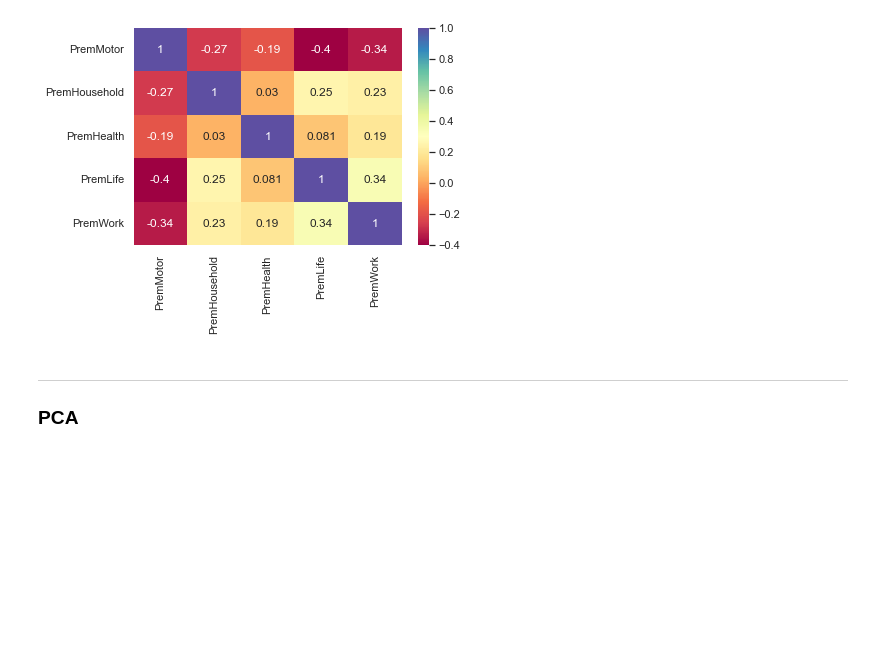
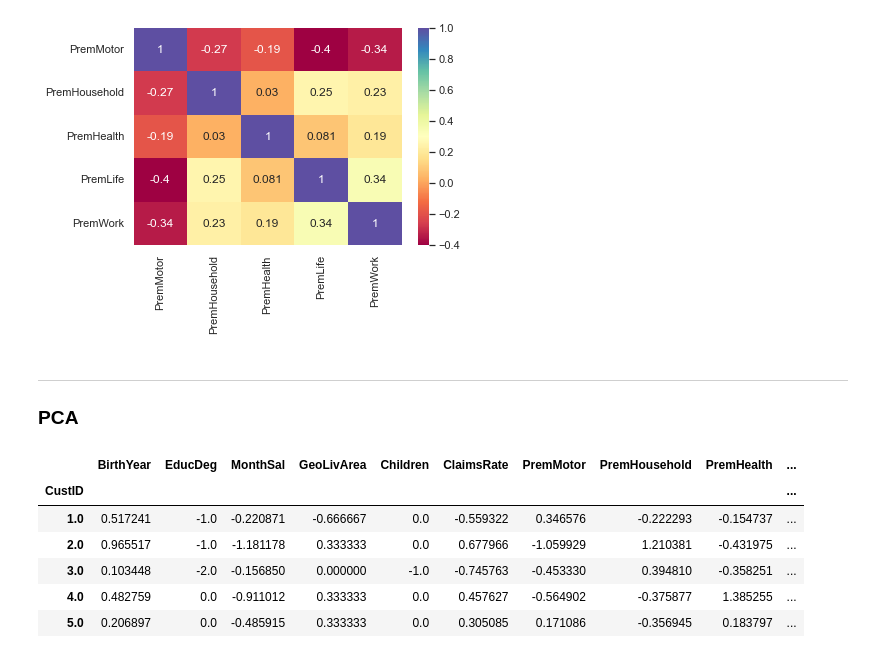
Before and after one commit to lstk44/A2ZInsuranceNOVA, a Jupyter notebook: A2ZInsuranceNotebook.ipynb, the cells around one changed output. Saved outputs shown, nothing was run; the diff lists cells and outputs as text; code cells hidden in the pictures; blank space fills up the shorter version.

```diff
--- a/A2ZInsuranceNotebook.ipynb
+++ b/A2ZInsuranceNotebook.ipynb
@@ -499,28 +527,23 @@ def floor_cap(dataframe, out_col):
-# %%
-def inter_quartile_range(input_, cap = False):
-    '''
-    Removes outliers of column/dataframe via IQR (inter quartile range) method
-    If cap == True we are able to floor/cap a column
-    '''
-
-    if cap ==
-    if isinstance(input_, pd.Series):
-        q1, q3 = np.nanquantile(input_, 0.25), np.nanquantile(input_, 0.75)
-        iqr = q3 - q1
-        lower_bound, upper_bound = q1-(1.5*iqr), q3+(1.5*iqr)
-
-        return input_[input_.between(lower_bound, upper_bound, inclusive='both')]
-
-    if isinstance(input_, pd.DataFrame):
-        numeric_features = list(input_.select_dtypes(include = np.number).columns)
-        rows_to_drop = set()
-        for col in numeric_features:
-            q1, q3 = np.nanquantile(input_[col], 0.25), np.nanquantile(input_[col], 0.75)
-            iqr = q3 - q1
-            lower_bound, upper_bound = q1-(1.5*iqr), q3+(1.5*iqr)
-            rows_to_drop.update(input_[~input_[col].between(lower_bound, upper_bound, inclusive='both')].index)
-
-        return input_.loc[~input_.index.isin(list(rows_to_drop))]
+# %%
+df = df[df.PremMotor.between(lims['PremMotor'][0],lims['PremMotor'][1])]
+df = df[df.PremHealth.between(lims['PremHealth'][0],lims['PremHealth'][1])]
+
+for col in ['PremHousehold', 'PremLife', 'PremWork']:
+    df[col] = inter_quartile_range(df[col], cap=True)
 # %% [markdown]
 ---
 ### PCA
+# %%
+df_pca = df.copy()
+# %%
+scaler = RobustScaler()
+df_pca = pd.DataFrame(scaler.fit_transform(df_pca), columns=df_pca.columns, index = df_pca.index)
+df_pca.head(5)
+# %% [output]
+|  | BirthYear | EducDeg | MonthSal | GeoLivArea | Children | ClaimsRate | PremMotor | PremHousehold | PremHealth | ... |
+| CustID |  |  |  |  |  |  |  |  |  | ... |
+| 1.0 | 0.517241 | -1.0 | -0.220871 | -0.666667 | 0.0 | -0.559322 | 0.346576 | -0.222293 | -0.154737 | ... |
+| 2.0 | 0.965517 | -1.0 | -1.181178 | 0.333333 | 0.0 | 0.677966 | -1.059929 | 1.210381 | -0.431975 | ... |
+| 3.0 | 0.103448 | -2.0 | -0.156850 | 0.000000 | -1.0 | -0.745763 | -0.453330 | 0.394810 | -0.358251 | ... |
+| 4.0 | 0.482759 | 0.0 | -0.911012 | 0.333333 | 0.0 | 0.457627 | -0.564902 | -0.375877 | 1.385255 | ... |
+| 5.0 | 0.206897 | 0.0 | -0.485915 | 0.333333 | 0.0 | 0.305085 | 0.171086 | -0.356945 | 0.183797 | ... |
```
Also changed, not shown: parts of 25 cells of this notebook.
